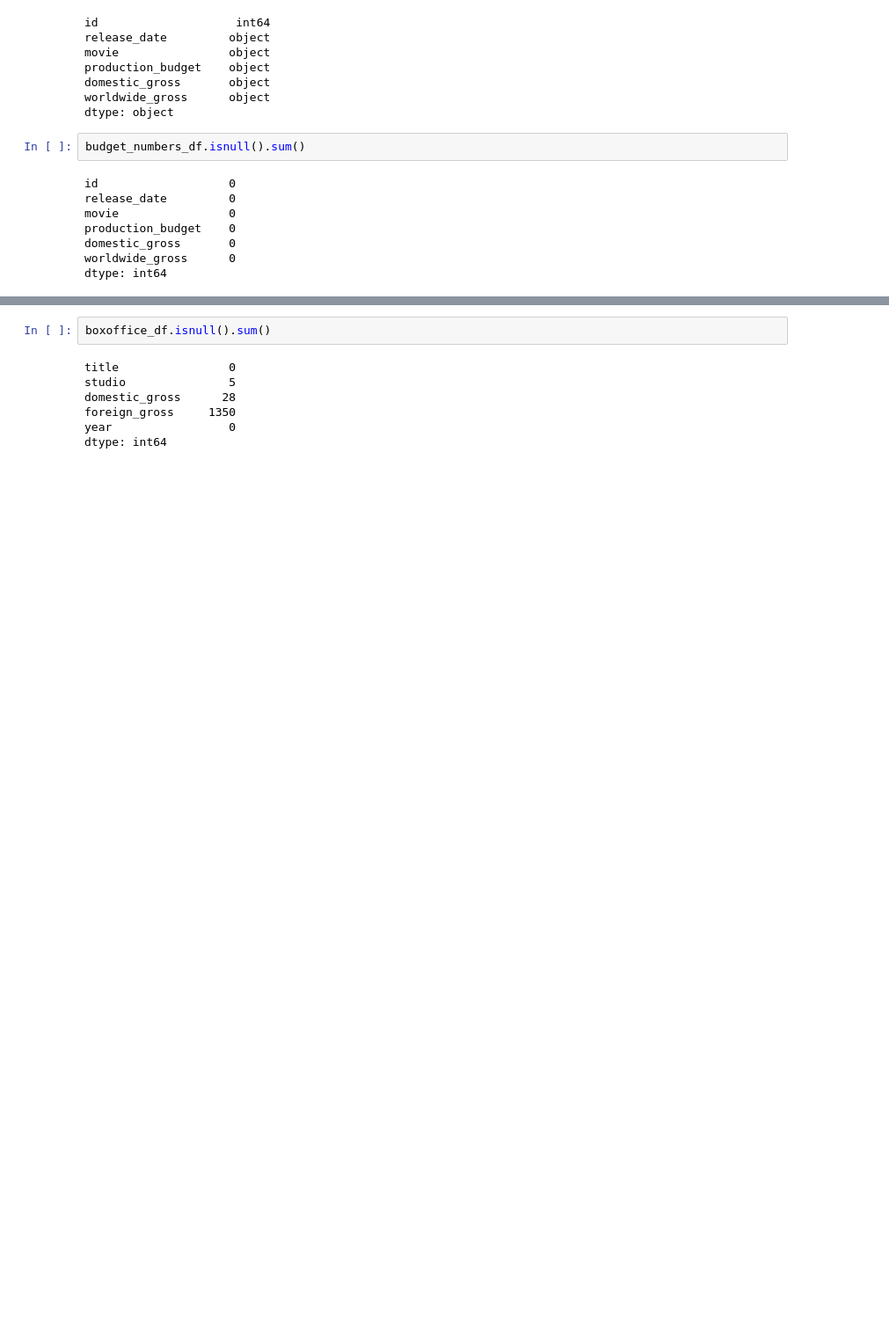
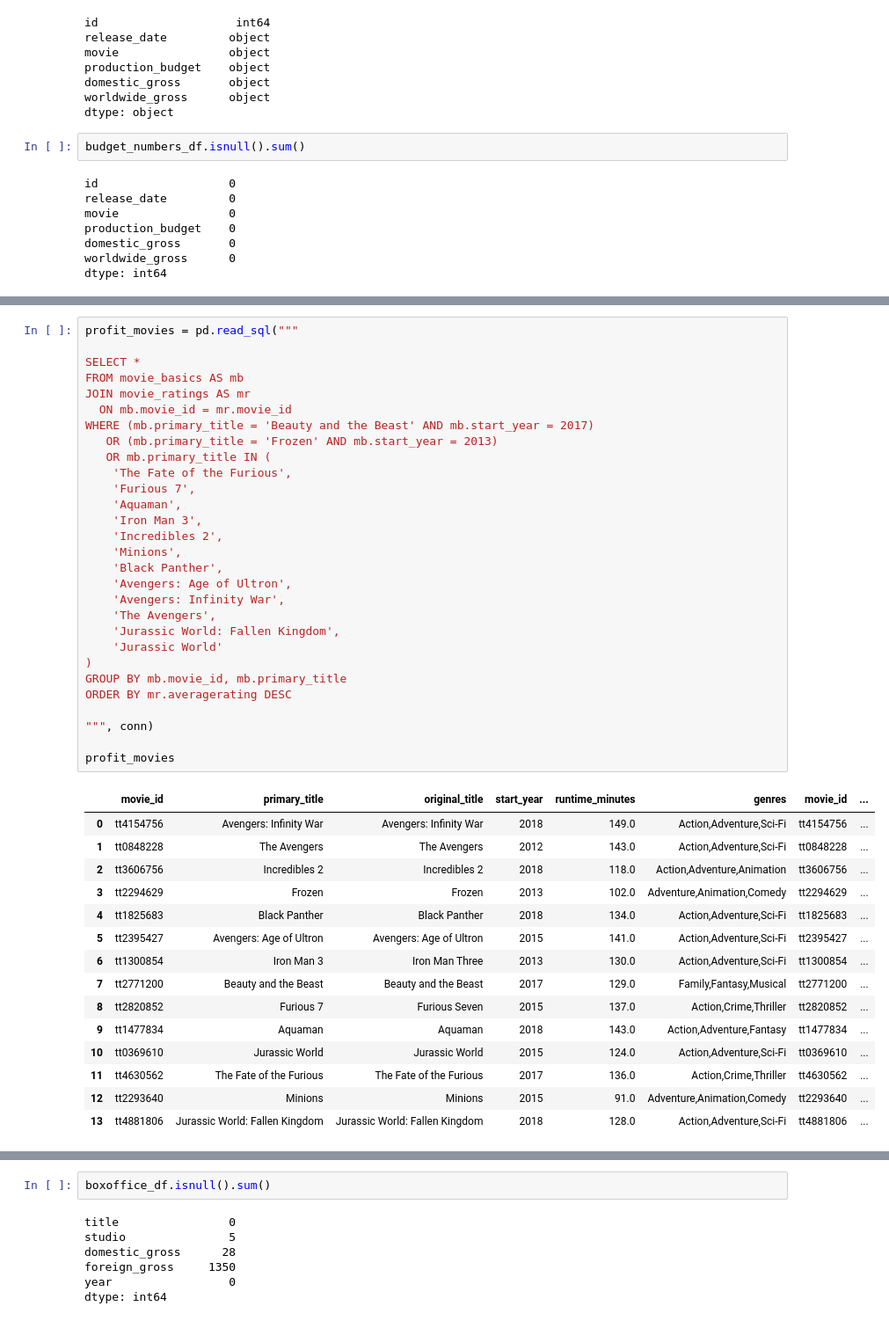
Before and after one commit to clivekinyanjui/DS-Phase_2-Group_3-Project, a Jupyter notebook: Notebook/index.ipynb, the cells around one changed output, grey strips where cells are left out. Shown at 88% size. Cells and saved outputs as stored; diff of their text form; blank space fills up the shorter version.

```diff
--- a/Notebook/index.ipynb
+++ b/Notebook/index.ipynb
@@ -264,0 +346,45 @@ eg. returning a profit of $1000 from an investment of $10
+# %%
+profit_movies = pd.read_sql("""
+
+SELECT *
+FROM movie_basics AS mb
+JOIN movie_ratings AS mr
+  ON mb.movie_id = mr.movie_id
+WHERE (mb.primary_title = 'Beauty and the Beast' AND mb.start_year = 2017)
+   OR (mb.primary_title = 'Frozen' AND mb.start_year = 2013)
+   OR mb.primary_title IN (
+    'The Fate of the Furious',
+    'Furious 7',
+    'Aquaman',
+    'Iron Man 3',
+    'Incredibles 2',
+    'Minions',
+    'Black Panther',
+    'Avengers: Age of Ultron',
+    'Avengers: Infinity War',
+    'The Avengers',
+    'Jurassic World: Fallen Kingdom',
+    'Jurassic World'
+)
+GROUP BY mb.movie_id, mb.primary_title
+ORDER BY mr.averagerating DESC
+
+""", conn)
+
+profit_movies
+# %% [output]
+|  | movie_id | primary_title | original_title | start_year | runtime_minutes | genres | movie_id | ... |
+| 0 | tt4154756 | Avengers: Infinity War | Avengers: Infinity War | 2018 | 149.0 | Action,Adventure,Sci-Fi | tt4154756 | ... |
+| 1 | tt0848228 | The Avengers | The Avengers | 2012 | 143.0 | Action,Adventure,Sci-Fi | tt0848228 | ... |
+| 2 | tt3606756 | Incredibles 2 | Incredibles 2 | 2018 | 118.0 | Action,Adventure,Animation | tt3606756 | ... |
+| 3 | tt2294629 | Frozen | Frozen | 2013 | 102.0 | Adventure,Animation,Comedy | tt2294629 | ... |
+| 4 | tt1825683 | Black Panther | Black Panther | 2018 | 134.0 | Action,Adventure,Sci-Fi | tt1825683 | ... |
+| 5 | tt2395427 | Avengers: Age of Ultron | Avengers: Age of Ultron | 2015 | 141.0 | Action,Adventure,Sci-Fi | tt2395427 | ... |
+| 6 | tt1300854 | Iron Man 3 | Iron Man Three | 2013 | 130.0 | Action,Adventure,Sci-Fi | tt1300854 | ... |
+| 7 | tt2771200 | Beauty and the Beast | Beauty and the Beast | 2017 | 129.0 | Family,Fantasy,Musical | tt2771200 | ... |
+| 8 | tt2820852 | Furious 7 | Furious Seven | 2015 | 137.0 | Action,Crime,Thriller | tt2820852 | ... |
+| 9 | tt1477834 | Aquaman | Aquaman | 2018 | 143.0 | Action,Adventure,Fantasy | tt1477834 | ... |
+| 10 | tt0369610 | Jurassic World | Jurassic World | 2015 | 124.0 | Action,Adventure,Sci-Fi | tt0369610 | ... |
+| 11 | tt4630562 | The Fate of the Furious | The Fate of the Furious | 2017 | 136.0 | Action,Crime,Thriller | tt4630562 | ... |
+| 12 | tt2293640 | Minions | Minions | 2015 | 91.0 | Adventure,Animation,Comedy | tt2293640 | ... |
+| 13 | tt4881806 | Jurassic World: Fallen Kingdom | Jurassic World: Fallen Kingdom | 2018 | 128.0 | Action,Adventure,Sci-Fi | tt4881806 | ... |
```
Also changed, not shown: parts of 46 cells of this notebook.
